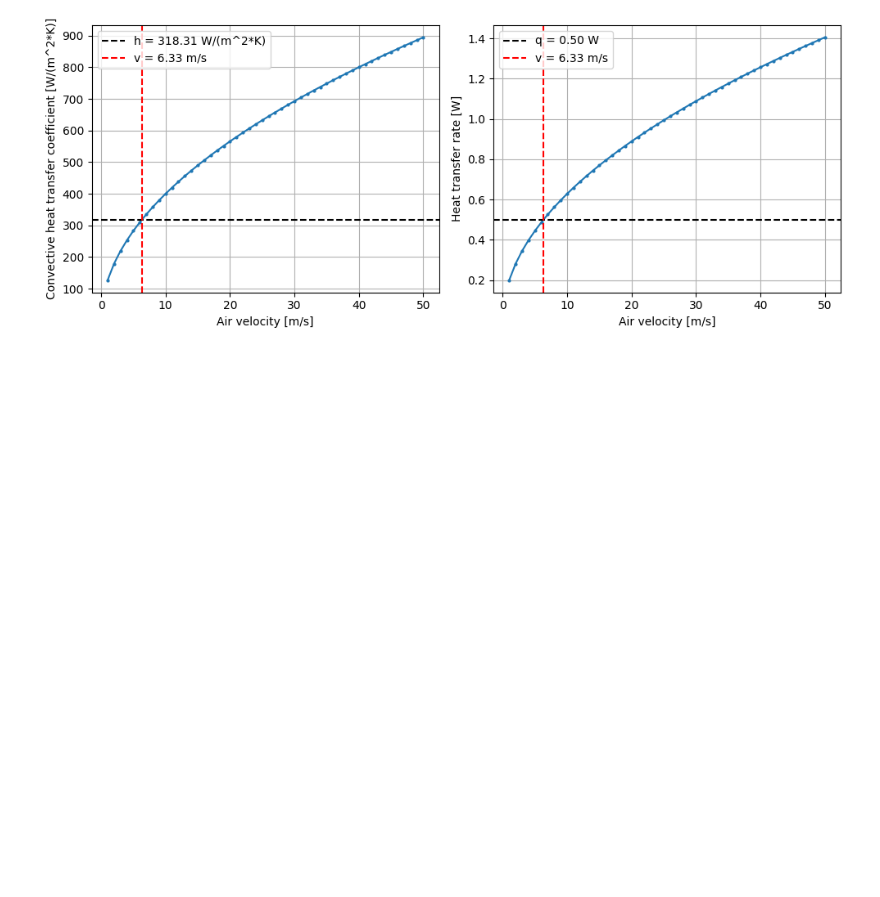
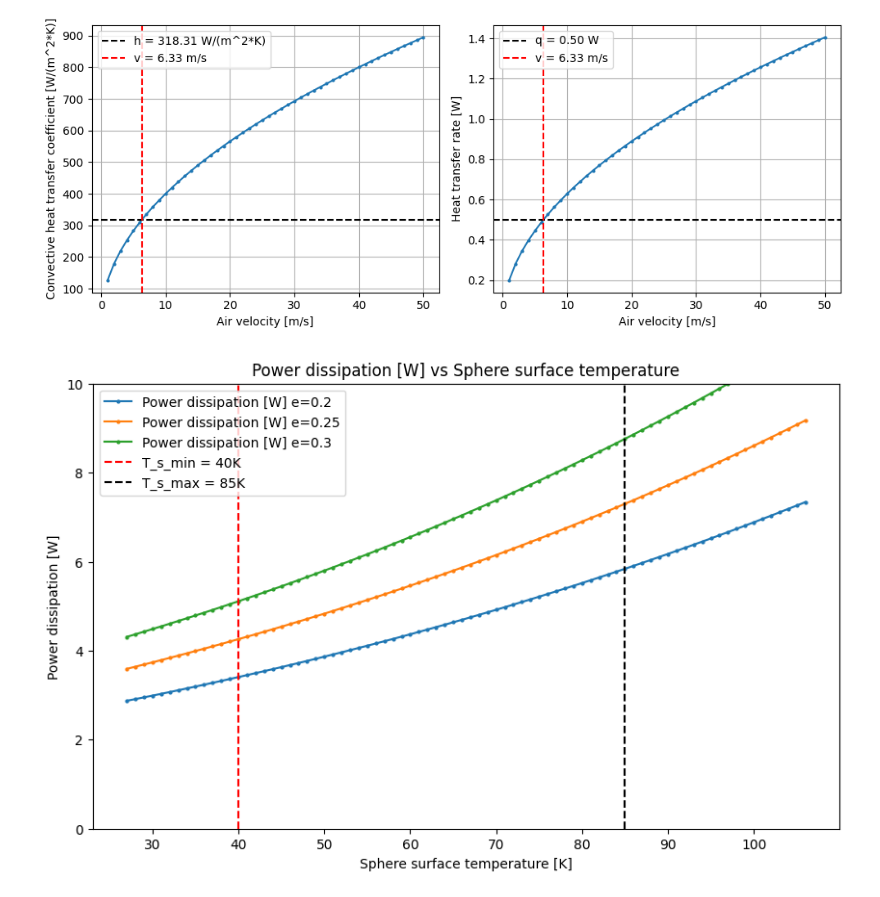
Before and after one commit to Luis-Condor/heat-transfer, a Jupyter notebook: ch_1.ipynb, the cells around one changed output. Cells and saved outputs as stored; diff of their text form; code cells hidden in the pictures; blank space fills up the shorter version.

```diff
--- a/ch_1.ipynb
+++ b/ch_1.ipynb
@@ -495,3 +495,45 @@ plt.show();
 #  increasing the airflow velocity by a factor of 2 increases the convective heat transfer coefficient and heat transfer rate by a factor of 1.41
 # %% [output]
 [figure]
+# %%
+# Problem 1.31
+# Sphere instrumentation
+sigma = 5.67*10**-8  # W/(m^2*K^4) (Stefan-Boltzmann constant)
+
+# Sphere dimensions
+d = 0.1  # m (diameter of sphere)
+a = np.pi * d**2  # m^2 (suraface area of sphere)
+
+# Sphere properties
+e1 = 0.20 # emissivity of sphere surface
+e2 = 0.25
+e3 = 0.30
+
+T_s_min = 313  # K (minimum surface temperature of sphere)
+T_s_max = 358  # K (maximum surface temperature of sphere)
+T_s = np.arange(300, 380, 1, dtype=np.float32) # K deired surface temperatures of the sphere
+T_s_C = T_s - 273  # Convert to Celsius for plotting
+
+# System
+T_sur = 77     # K (temperature of large surface surrounding the sphere)
+q_rad1 = e1 * sigma * a * (T_s**4 - T_sur**4)  # W (radiative heat transfer rate from the sphere surface to the large surface)
+q_rad2 = e2 * sigma * a * (T_s**4 - T_sur**4)  # W (radiative heat transfer rate from the sphere surface to the large surface)
+q_rad3 = e3 * sigma * a * (T_s**4 - T_sur**4)  # W (radiative heat transfer rate from the sphere surface to the large surface)
+
+# Plot the results
+plt.figure(figsize=(10,6))
+
+plt.plot(T_s_C, q_rad1, marker='o', markersize=2, label=f'Power dissipation [W] e={e1}')
+plt.plot(T_s_C, q_rad2, marker='o', markersize=2, label=f'Power dissipation [W] e={e2}')
+plt.plot(T_s_C, q_rad3, marker='o', markersize=2, label=f'Power dissipation [W] e={e3}')
+
+plt.xlabel('Sphere surface temperature [K]')
+plt.ylabel('Power dissipation [W]')
+plt.ylim(0, 10)  # Set y-axis limits for better visibility
+plt.title('Power dissipation [W] vs Sphere surface temperature')
+plt.axvline(x=T_s_min-273, color='r', linestyle='--', label=f'T_s_min = {T_s_min-273}K')
+plt.axvline(x=T_s_max-273, color='k',   linestyle='--', label=f'T_s_max = {T_s_max-273}K')
+plt.legend(loc='upper left')
+plt.show();
+# %% [output]
+[figure, added]
```
Also changed, not shown: parts of 1 cell of this notebook.
